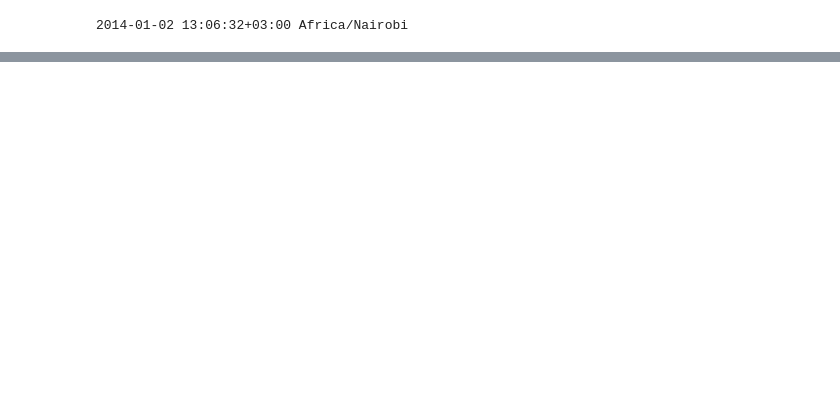
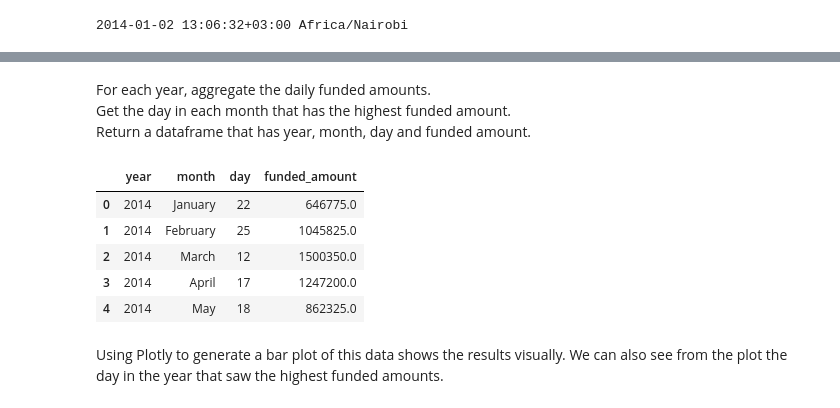
Before and after one commit to ericgitonga/articles, a Jupyter notebook: datetime/DatetimeIndex.ipynb, the cells around one changed output, grey strips where cells are left out. Drawn from its saved outputs; the diff is of its cells as text; code cells hidden in the pictures; blank space fills up the shorter version.

```diff
--- a/datetime/DatetimeIndex.ipynb
+++ b/datetime/DatetimeIndex.ipynb
@@ -185,0 +245,3 @@ df.sample(1000)
+# %%
+df["month"] = df.index.month_name()
+df.head()
@@ -185,0 +260,8 @@ df.sample(1000)
+# %%
+high_month_list = []
+for year in list(df["year"].unique()):
+    df_high_month = df[df["year"] == year][["year","funded_amount","month"]]
+    df_high_month = df_high_month.groupby(["year","month"])["funded_amount"].sum().sort_values(ascending=False).head(1)
+    high_month_list.append(df_high_month)
+df_high_month = pd.concat(high_month_list).reset_index()
+df_high_month
@@ -185,0 +277,31 @@ df.sample(1000)
+# %%
+df["month_number"] = df.index.month
+df["day"] = df.index.day
+# %% [markdown]
+For each year, aggregate the daily funded amounts.
+Get the day in each month that has the highest funded amount.
+Return a dataframe that has year, month, day and funded amount.
+# %%
+high_day_list = []
+for year in list(df["year"].unique()):
+    df_year = df.groupby(["year","month","month_number","day"])["funded_amount"].sum().reset_index()
+    df_year = df_year[df_year["year"] == year][["year","month","day","funded_amount", "month_number"]]
+    for month in list(df["month"].unique()):
+        df_high_day = df_year[df_year["month"] == month]
+        df_high_day = df_high_day[df_high_day["funded_amount"] == df_high_day["funded_amount"].max()]
+        high_day_list.append(df_high_day)
+df_high_day = pd.concat(high_day_list).reset_index(drop=True)
+sorted_df_high_day = []
+for year in list (df_high_day["year"].unique()):
+    sorted_df_high_day.append(df_high_day[df_high_day["year"] == year].sort_values(by="month_number"))
+df_high_day = pd.concat(sorted_df_high_day).reset_index(drop=True).drop("month_number","columns")
+df_high_day.head()
+# %% [output]
+|  | year | month | day | funded_amount |
+| 0 | 2014 | January | 22 | 646775.0 |
+| 1 | 2014 | February | 25 | 1045825.0 |
+| 2 | 2014 | March | 12 | 1500350.0 |
+| 3 | 2014 | April | 17 | 1247200.0 |
+| 4 | 2014 | May | 18 | 862325.0 |
+# %% [markdown]
+Using Plotly to generate a bar plot of this data shows the results visually. We can also see from the plot the day in the year that saw the highest funded amounts.
```
Also changed, not shown: parts of 35 cells of this notebook.
